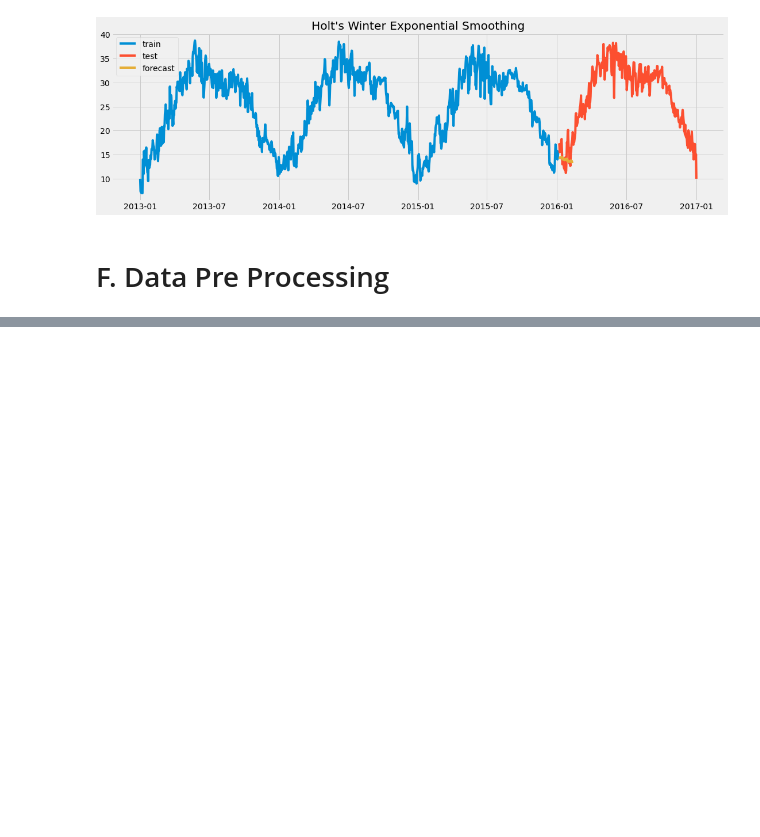
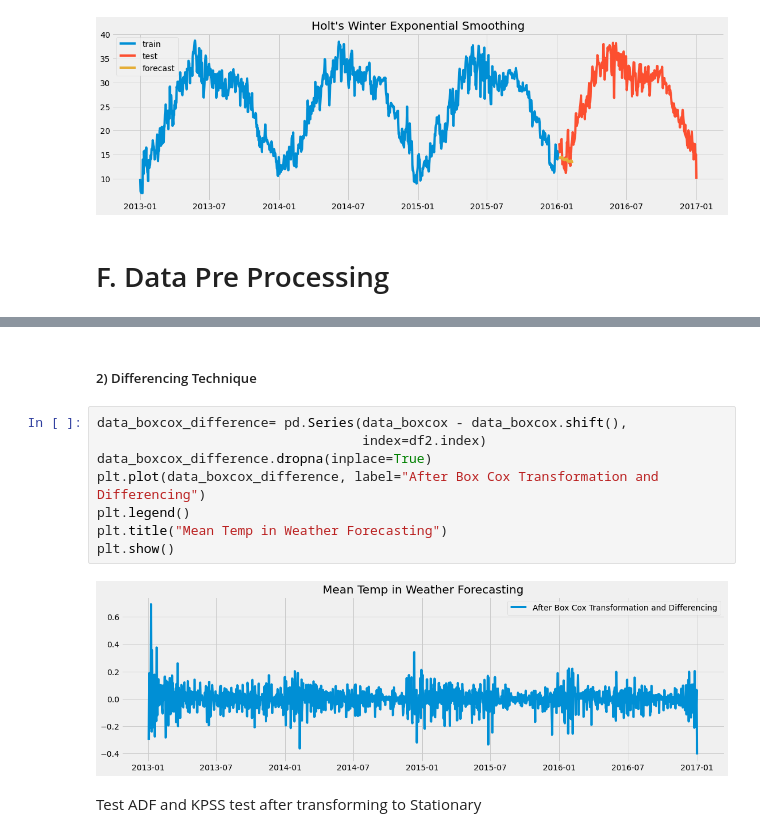
Before and after one commit to akashnaundla/climate_analysis, a Jupyter notebook: Climate Analysis.ipynb, the cells around one changed output, grey strips where cells are left out. Cells and saved outputs as stored; diff of their text form; blank space fills up the shorter version.

```diff
--- a/Climate Analysis.ipynb
+++ b/Climate Analysis.ipynb
@@ -460,0 +531,14 @@ plt.show()
+# %% [markdown]
+##### 2) Differencing Technique
+# %%
+data_boxcox_difference= pd.Series(data_boxcox - data_boxcox.shift(),
+                                  index=df2.index)
+data_boxcox_difference.dropna(inplace=True)
+plt.plot(data_boxcox_difference, label="After Box Cox Transformation and Differencing")
+plt.legend()
+plt.title("Mean Temp in Weather Forecasting")
+plt.show()
+# %% [output]
+[figure, added]
+# %% [markdown]
+Test ADF and KPSS test after transforming to Stationary
```
Also changed, not shown: parts of 38 cells of this notebook.
